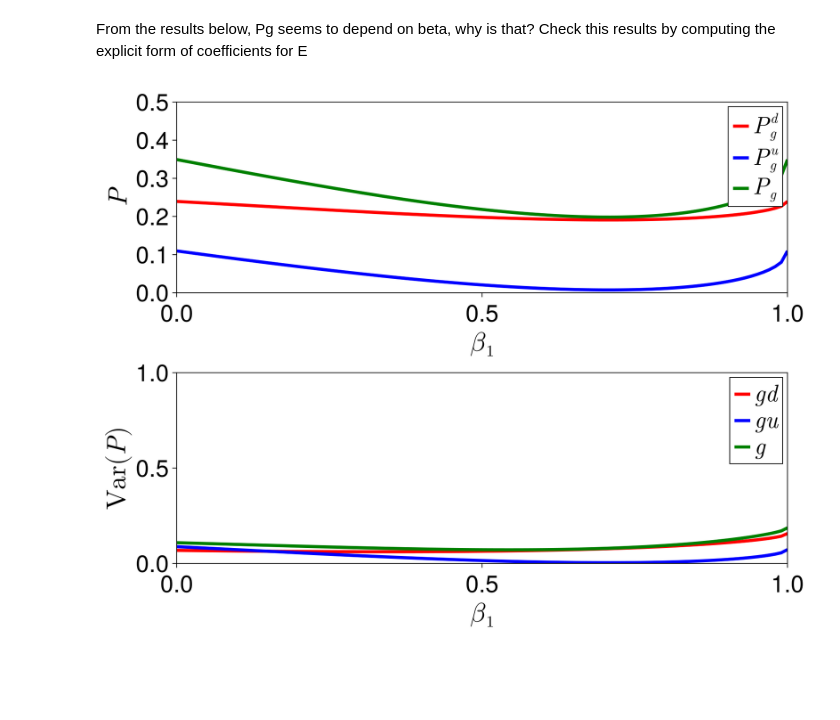
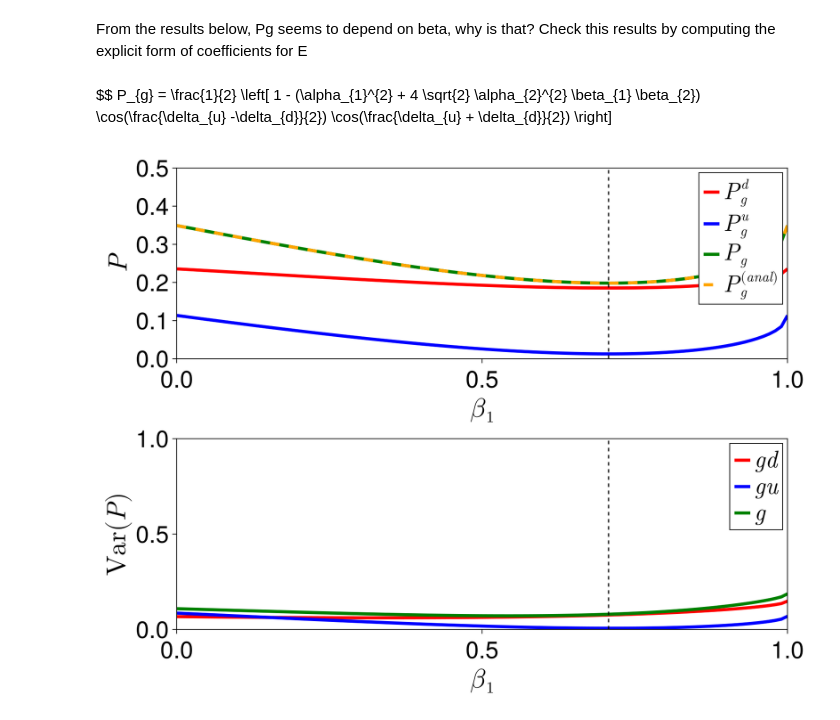
Before and after one commit to Dario-Maglio/QSqueeG, a Jupyter notebook: examples/notebook_squeezeG_01.ipynb, the cells around one changed output. Drawn from its saved outputs; the diff is of its cells as text; code cells hidden in the pictures; blank space fills up the shorter version.

```diff
--- a/examples/notebook_squeezeG_01.ipynb
+++ b/examples/notebook_squeezeG_01.ipynb
@@ -369,12 +456,14 @@ Varsingledg, VarPgd #comparison ok
 # %% [markdown]
 From the results below, Pg seems to depend on beta, why is that?
 Check this results by computing the explicit form of coefficients for E
+# %% [markdown]
+$$ P_{g} = \frac{1}{2} \left[ 1 - (\alpha_{1}^{2} + 4 \sqrt{2} \alpha_{2}^{2} \beta_{1} \beta_{2}) \cos(\frac{\delta_{u} -\delta_{d}}{2}) \cos(\frac{\delta_{u} + \delta_{d}}{2}) \right]
 # %%
 #squeezing for internal state with beta1
 
 deltad = pi/4 #delta down, phase difference between ground down and excited down
 deltau = pi/3 #delta up, phase difference between ground up and excited up
-Dphi = pi/20 #global phase difference between up path and down path
+Dphi = pi/10 #global phase difference between up path and down path
 
 alpha1 = sqrt(2)/2 #to squeeze the external state : alpha1 < sqrt(2)/2
 alpha2 = sqrt((1-alpha1^2)/2)
@@ -388,6 +477,7 @@ lesPg = zeros(Float64, nb)
 lesVarPgd = zeros(Float64, nb)
 lesVarPgu = zeros(Float64, nb)
 lesVarPg = zeros(Float64, nb)
+lesPgAnal = zeros(Float64, nb)
 
 for kb in 1:nb
 
@@ -443,6 +533,7 @@ for kb in 1:nb
     lesPgd[kb] = Pgd
     lesPgu[kb] = Pgu
     lesPg[kb] = Pg
+    lesPgAnal[kb] = 1/2 - (alpha1*alpha1/2 + 2*sqrt(2)*alpha2*alpha2*beta1*beta2)*cos((deltau-deltad)/2)*cos((deltau+deltad)/2)
 
     lesVarPgd[kb] = VarPgd
     lesVarPgu[kb] = VarPgu
@@ -451,29 +542,32 @@ end
 # %%
 #plot the results
 
 f = Figure(font="Helvetica", figure_padding=(10, 26, 10, 24), size=(900, 700), backgroundcolor=:white, fontsize=30, tickfontsize=30)
 ax1 = Axis(f[1, 1], xlabel= L"\beta_1", ylabel=L"P", xlabelsize=34, ylabelsize=34, xgridvisible = false, ygridvisible = false)
 ax2 = Axis(f[2, 1], xlabel= L"\beta_1", ylabel=L"\mathrm{Var} ( P )", xlabelsize=34, ylabelsize=34, xgridvisible = false, ygridvisible = false)
 
 
 lines!(ax1, les_beta1, lesPgd; linewidth=4, label=L"P_{g}^{d}", color = :red)
 lines!(ax1, les_beta1, lesPgu; linewidth=4, label=L"P_{g}^{u}", color = :blue)
 lines!(ax1, les_beta1, lesPg; linewidth=4, label=L"P_{g}", color = :green)
+lines!(ax1, les_beta1, lesPgAnal; linewidth=4, label=L"P_{g}^{(anal)}", color = :orange, linestyle = :dash)
+lines!(ax1, [sqrt(2)/2 for k in 1:101], [(k-1)/100 for k in 1:101], linestyle = :dash, color = :black)
 lines!(ax2, les_beta1, lesVarPgd; linewidth=4, label=L"gd", color = :red)
 lines!(ax2, les_beta1, lesVarPgu; linewidth=4, label=L"gu", color = :blue)
 lines!(ax2, les_beta1, lesVarPg; linewidth=4, label=L"g", color = :green)
+lines!(ax2, [sqrt(2)/2 for k in 1:101], [(k-1)/100 for k in 1:101], linestyle = :dash, color = :black)
 
 axislegend(ax1, position = :rt)
 axislegend(ax2, position = :rt)
 
 limits!(ax1, 0, 1, 0, 0.5)
 limits!(ax2, 0, 1, 0, 1)
 
 f1 = current_figure()
 #for saving the figure, change path and name
 # pathF = "C:/Users/trifa/OneDrive/Documents/papers/Little_cats/Figures"
 # name = "C_vs_t_EDvL_unif2D_N$(N)_S$(S)"
 # save("$pathF/$name.png", f1)
 f1
 # %% [output]
-[figure, old version]
+[figure, new version]
```
Also changed, not shown: parts of 10 cells of this notebook.
